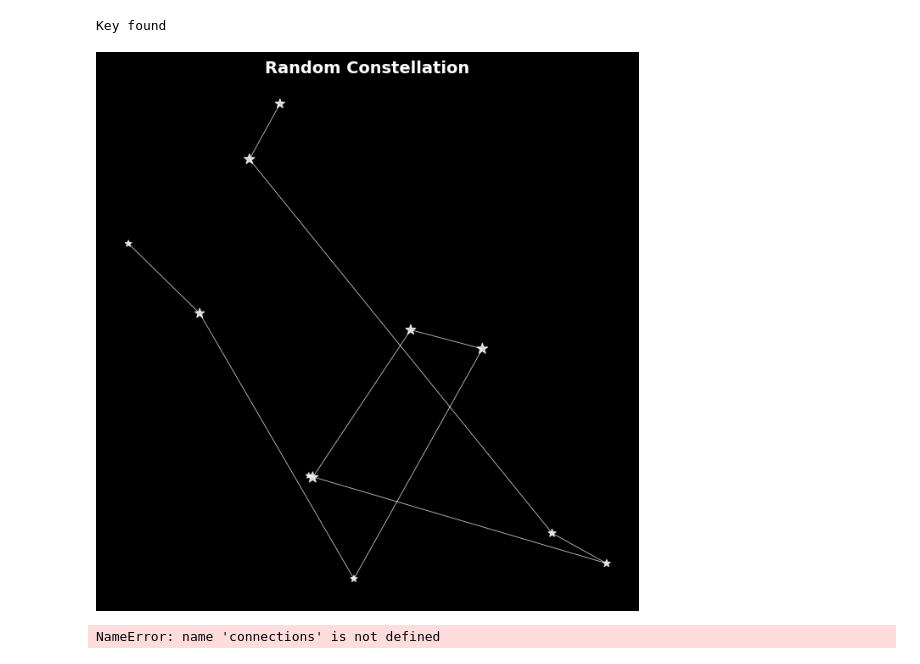
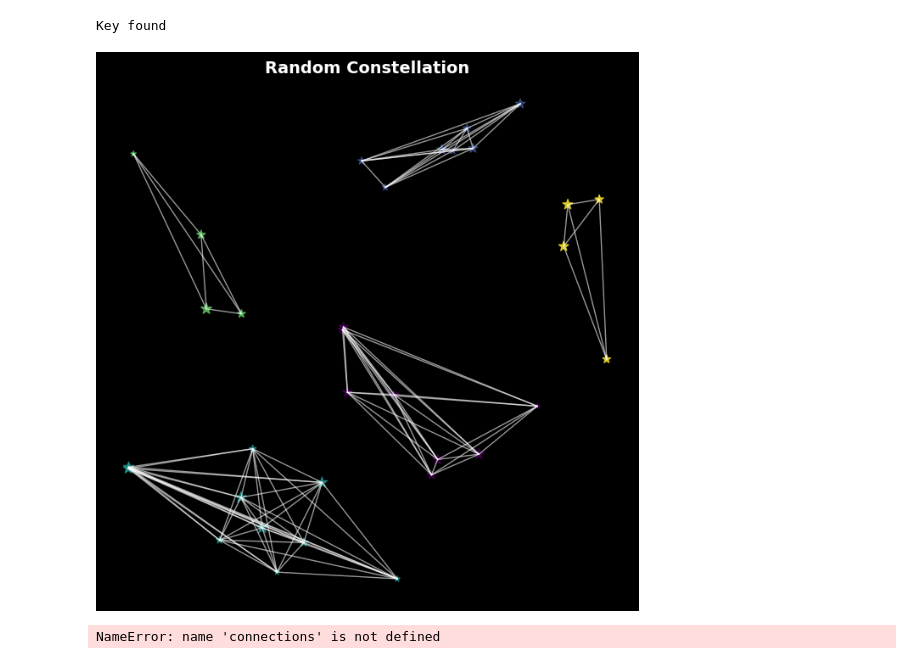
Before and after one commit to awalker72007/Astro-Coding-1221-Project-1, a Jupyter notebook: Project1.ipynb, the cells around one changed output. Saved outputs shown, nothing was run; the diff lists cells and outputs as text; code cells hidden in the pictures.

Commit message:
Changed constellation generation to be clustered and multiple

```diff
--- a/Project1.ipynb
+++ b/Project1.ipynb
@@ -26,54 +27,82 @@ warnings.filterwarnings("ignore", category=UserWarning, module="pydantic")
 # %% [output]
 Key found
 # %%
-num_stars = random.randrange(10, 20)
-def generate_random_constellation(num_stars= random.randrange(10, 20), num_connections= random.randrange(4, 9)):
+
+def generate_random_constellation(num_stars = random.randrange(30, 50) , num_connections= random.randrange(10, 20)):
     #This is to make it easier to call this definition for later constellations.
-    if num_stars<12:
-        num_connections<6
+#    if num_stars<12:
+#        num_connections<6
         #Doing this makes sure that the constellation is only between a certain number of stars.
 
     fig, ax = plt.subplots(figsize=(8,8), facecolor= 'black')
     ax.set_facecolor("black")
     #Makes the background of the plot black, a stylistic choice.
 
     x_vals = np.random.uniform(0, 10, num_stars)
     y_vals = np.random.uniform(0, 10, num_stars)
     #Randomizes the location of the stars.
 
     Constellations = {
-        "X-Coordinates": [x_vals],
-        "Y-Coordinates": [y_vals]
+        "Coordinates": [x_vals, y_vals]
         }
     #Saves the coordinates into a dictionary.
 
     sizes = np.random.randint(20, 100, num_stars)
     #Randomizes the size of each star.
 
-    ax.scatter(x_vals, y_vals, s=sizes, marker='*', color='white', alpha=0.8)
-    #Plots stars.
+
 
     connections = np.random.choice(num_stars,(num_connections, 2), replace=True)
     #Randomizes the connections between stars.
 
-    for start, end in connections:
-        connection = plt.Line2D(x_vals, y_vals, linestyle='-', color='white', linewidth=.6, visible=True, alpha=.8)
-    ax.add_line(connection)
-    #Draws lines to connect the stars.
+    # Cluster stars once (coordinates need shape (num_stars, 2) for KMeans)
+    coords = np.column_stack((x_vals, y_vals))
+    kmeans = KMeans(n_clusters=5, n_init=10)
+    kmeans.fit(coords)
+    labels = kmeans.labels_  # cluster index for each star
+
+    # Draw Line2D only along a minimum spanning tree per cluster (fewer, cleaner lines)
+    for cluster_id in range(kmeans.n_clusters):
+        indices = np.where(labels == cluster_id)[0]
+        n = len(indices)
+        if n < 2:
+            continue
+        px = x_vals[indices]
+        py = y_vals[indices]
+        # Prim's MST: in_tree[i] True when point i is in the tree
+        in_tree = np.zeros(n, dtype=bool)
+        in_tree[0] = True
+        for _ in range(n - 1):
+            best_a, best_b, best_d2 = -1, -1, np.inf
+            for a in np.where(in_tree)[0]:
+                for b in np.where(~in_tree)[0]:
+                    d2 = (px[a] - px[b])**2 + (py[a] - py[b])**2
+                    if d2 < best_d2:
+                        best_d2, best_a, best_b = d2, a, b
+            in_tree[best_b] = True
+            idx_a, idx_b = indices[best_a], indices[best_b]
+            connection = plt.Line2D(
+                [x_vals[idx_a], x_vals[idx_b]],
+                [y_vals[idx_a], y_vals[idx_b]],
+                color='white', alpha=0.6, linewidth=1
+            )
+            ax.add_line(connection)
+
+    ax.scatter(x_vals, y_vals, s=sizes, marker='*', c=kmeans.labels_, alpha=0.8)
+    #Plots stars.
 
     ax.set_xticks([])
     ax.set_yticks([])
     ax.set_frame_on(False)
     #Sylistic choice, removes the axes.
 
     plt.title("Random Constellation", fontsize=14, fontweight="bold", color='white')
-
     fig.savefig(fname="astroplot.png")
 
 
 generate_random_constellation()
 # %% [output]
-[figure, old version]
+[figure, new version]
 # %%
 for c in connections:
     distance = math.sqrt(x_vals**2+y_vals**2)
```
Also changed, not shown: parts of 1 cell of this notebook, 1 other file.
